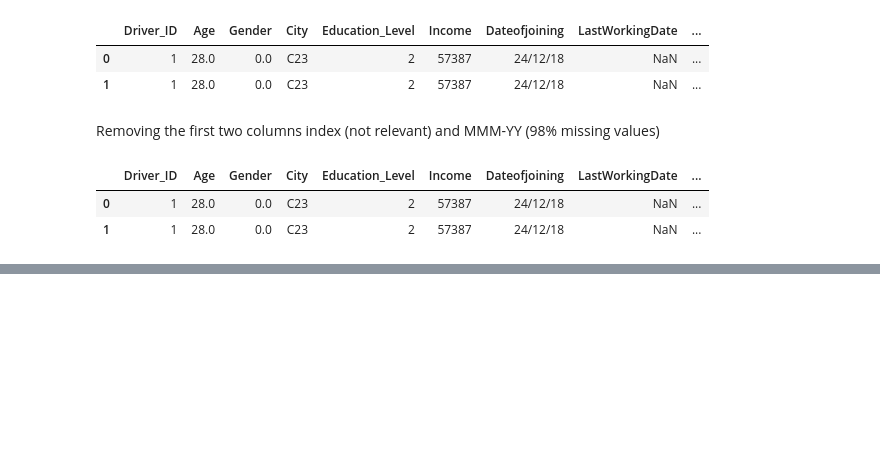
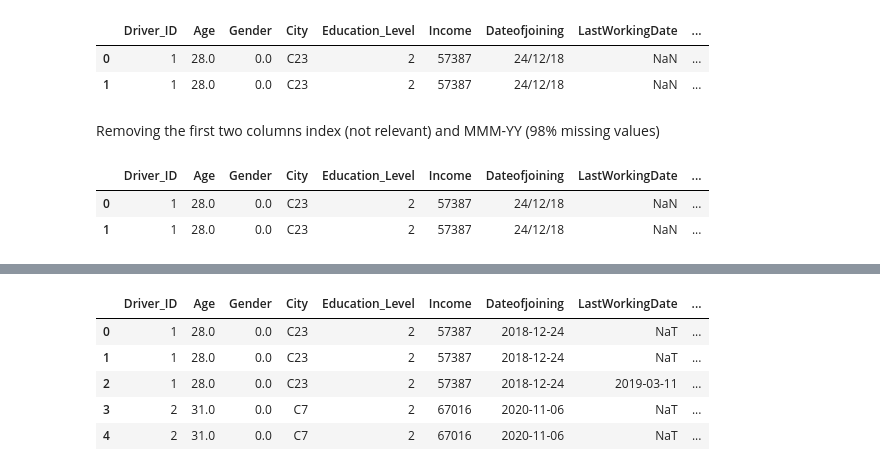
Before and after one commit to pradeepvaranasi/RideSharing_riderAttrition_casestudy, a Jupyter notebook: RideSharing_Casestudy_EnsembleLearning.ipynb, the cells around one changed output, grey strips where cells are left out. Saved outputs shown, nothing was run; the diff lists cells and outputs as text; code cells hidden in the pictures; blank space fills up the shorter version.

```diff
--- a/RideSharing_Casestudy_EnsembleLearning.ipynb
+++ b/RideSharing_Casestudy_EnsembleLearning.ipynb
@@ -59,0 +102,14 @@ df.shape
+# %%
+# Convering the date like features to date datatype
+
+df['Dateofjoining'] = pd.to_datetime(df['Dateofjoining'])
+df['LastWorkingDate'] = pd.to_datetime(df['LastWorkingDate'])
+# %%
+df.head(5)
+# %% [output]
+|  | Driver_ID | Age | Gender | City | Education_Level | Income | Dateofjoining | LastWorkingDate | ... |
+| 0 | 1 | 28.0 | 0.0 | C23 | 2 | 57387 | 2018-12-24 | NaT | ... |
+| 1 | 1 | 28.0 | 0.0 | C23 | 2 | 57387 | 2018-12-24 | NaT | ... |
+| 2 | 1 | 28.0 | 0.0 | C23 | 2 | 57387 | 2018-12-24 | 2019-03-11 | ... |
+| 3 | 2 | 31.0 | 0.0 | C7 | 2 | 67016 | 2020-11-06 | NaT | ... |
+| 4 | 2 | 31.0 | 0.0 | C7 | 2 | 67016 | 2020-11-06 | NaT | ... |
```
Also changed, not shown: parts of 18 cells of this notebook.
